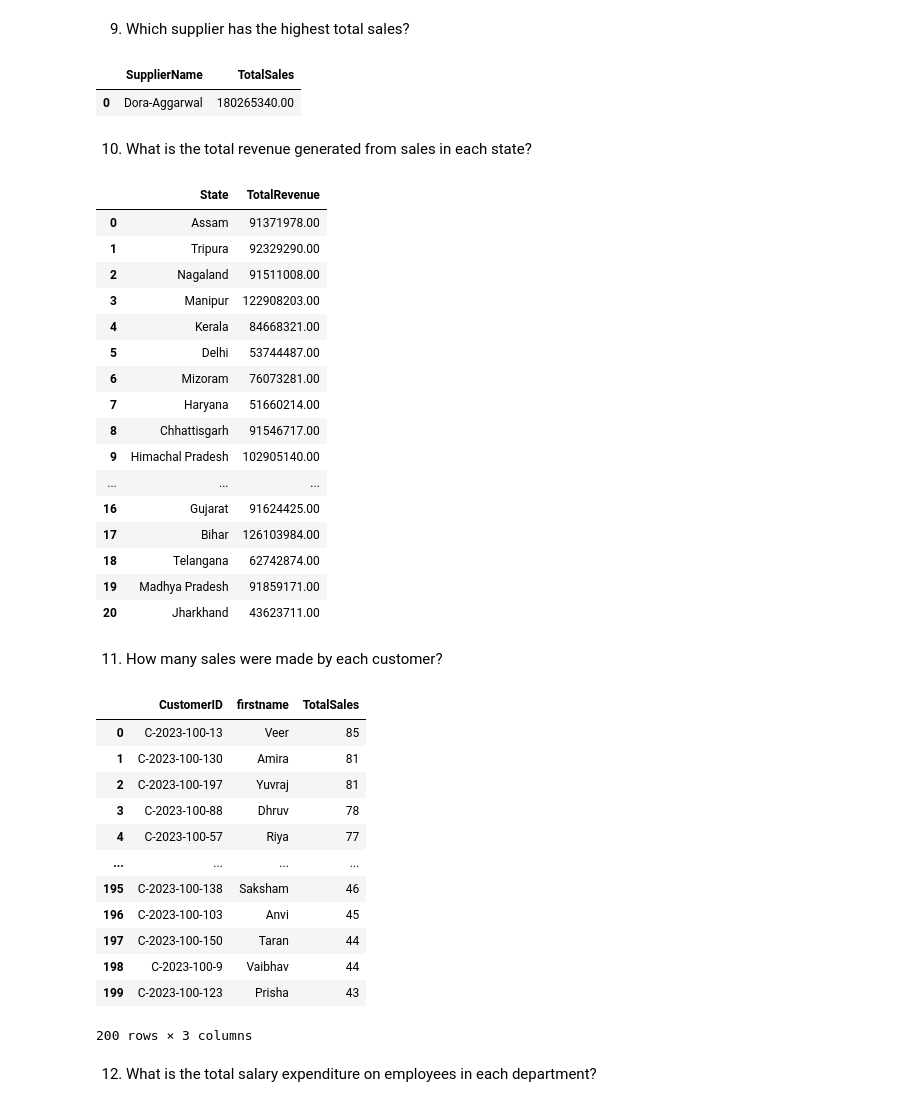
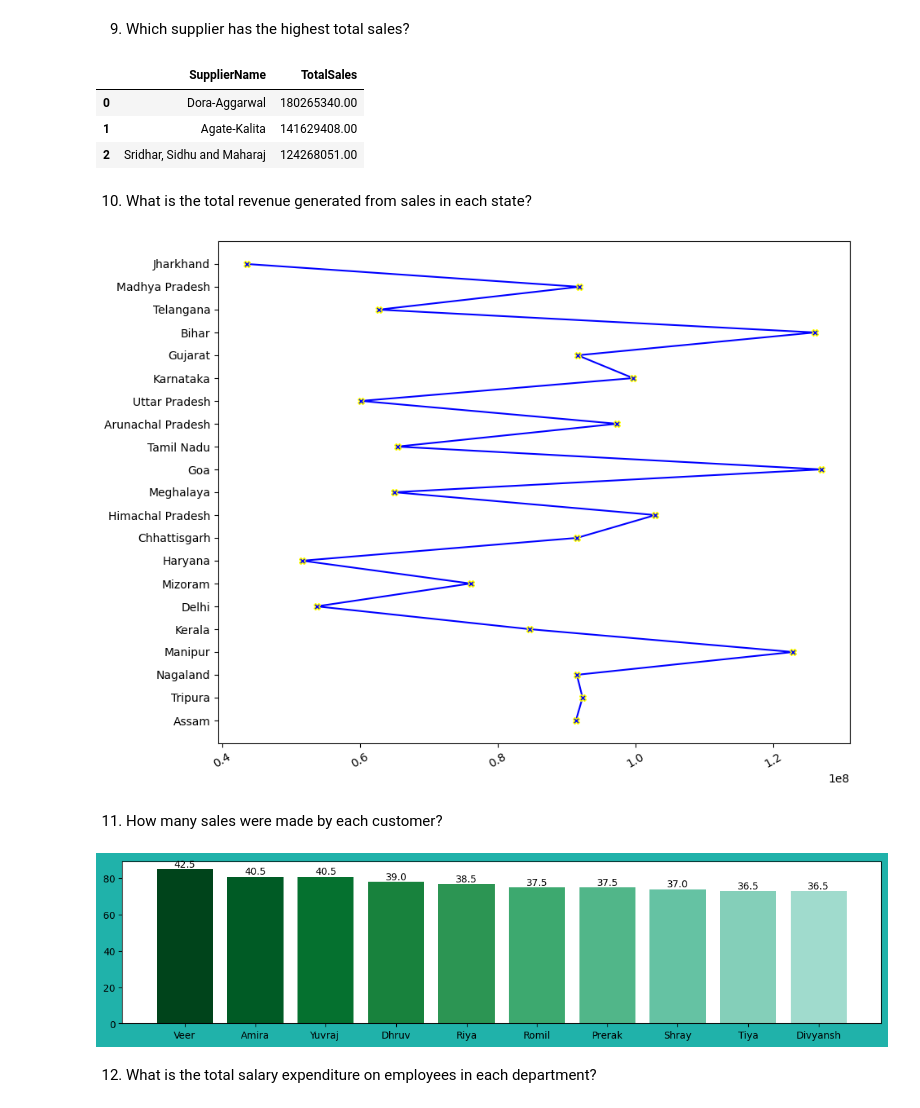
Before and after one commit to MonikaHussain/ecommerce_analysis, a Jupyter notebook: swiftmarket.ipynb, the cells around one changed output. Drawn from its saved outputs; the diff is of its cells as text; code cells hidden in the pictures.

```diff
--- a/swiftmarket.ipynb
+++ b/swiftmarket.ipynb
@@ -633,19 +668,21 @@ df
 # %%
 query = """ SELECT
 SupplierName,
 SUM(TotalPrice) AS TotalSales
 FROM Salesdata s
 JOIN Subcategories sc ON s.SubcatID = sc.SubcatID
 JOIN Suppliers su ON sc.SupplierID = su.SupplierID
 GROUP BY SupplierName
 ORDER BY TotalSales DESC
-LIMIT 1;
+LIMIT 3;
 """
 df = read_query(query)
 df
 # %% [output]
 |  | SupplierName | TotalSales |
 | 0 | Dora-Aggarwal | 180265340.00 |
+| 1 | Agate-Kalita | 141629408.00 |
+| 2 | Sridhar, Sidhu and Maharaj | 124268051.00 |
 # %% [markdown]
 10. What is the total revenue generated from sales in each state?
 # %%
@@ -658,23 +695,24 @@ GROUP BY c.State;
 """
 df = read_query(query)
 df
+
+
+# fetching values
+states = df['State'].values
+revenue = df['TotalRevenue'].astype(float).values
+
+
+# plotting the graph
+plt.figure(figsize=(10,8))
+plt.plot(revenue,states,color='blue',marker='X',mec='yellow')
+plt.xticks(rotation=30)
+
+
+
+
+
+plt.show()
 # %% [output]
-|  | State | TotalRevenue |
-| 0 | Assam | 91371978.00 |
-| 1 | Tripura | 92329290.00 |
-| 2 | Nagaland | 91511008.00 |
-| 3 | Manipur | 122908203.00 |
-| 4 | Kerala | 84668321.00 |
-| 5 | Delhi | 53744487.00 |
-| 6 | Mizoram | 76073281.00 |
-| 7 | Haryana | 51660214.00 |
-| 8 | Chhattisgarh | 91546717.00 |
-| 9 | Himachal Pradesh | 102905140.00 |
-| ... | ... | ... |
-| 16 | Gujarat | 91624425.00 |
-| 17 | Bihar | 126103984.00 |
-| 18 | Telangana | 62742874.00 |
-| 19 | Madhya Pradesh | 91859171.00 |
-| 20 | Jharkhand | 43623711.00 |
+[figure, added]
 # %% [markdown]
 11. How many sales were made by each customer?
@@ -681,4 +722,5 @@ df
 # %%
+# query of the graph
 query = """ SELECT
 s.CustomerID,
 c.firstname,
@@ -687,23 +729,33 @@ FROM Salesdata s
 join customers c
 on s.CustomerID=c.CustomerID
 GROUP BY s.CustomerID,c.firstname
-order by TotalSales desc;
+order by TotalSales desc
+limit 10;
 """
 df = read_query(query)
 df
+
+# fetching values
+names = df['firstname'].values
+names
+
+sales = df['TotalSales'].astype(float).values
+sales
+
+# plotting the graph
+plt.figure(figsize=(14,3),facecolor='lightseagreen')
+plt.bar(height=sales,x=names,color=cmap)
+
+
+# annotation
+for i in range(0,len(names)):
+    plt.annotate(text=sales[i]/2,xy=(i,sales[i]),
+                 horizontalalignment='center',
+                 verticalalignment='bottom')
+
+
+plt.show()
 # %% [output]
-|  | CustomerID | firstname | TotalSales |
-| 0 | C-2023-100-13 | Veer | 85 |
-| 1 | C-2023-100-130 | Amira | 81 |
-| 2 | C-2023-100-197 | Yuvraj | 81 |
-| 3 | C-2023-100-88 | Dhruv | 78 |
-| 4 | C-2023-100-57 | Riya | 77 |
-| ... | ... | ... | ... |
-| 195 | C-2023-100-138 | Saksham | 46 |
-| 196 | C-2023-100-103 | Anvi | 45 |
-| 197 | C-2023-100-150 | Taran | 44 |
-| 198 | C-2023-100-9 | Vaibhav | 44 |
-| 199 | C-2023-100-123 | Prisha | 43 |
-200 rows × 3 columns
+[figure, added]
 # %% [markdown]
 12. What is the total salary expenditure on employees in each department?
```
Also changed, not shown: parts of 15 cells of this notebook.
